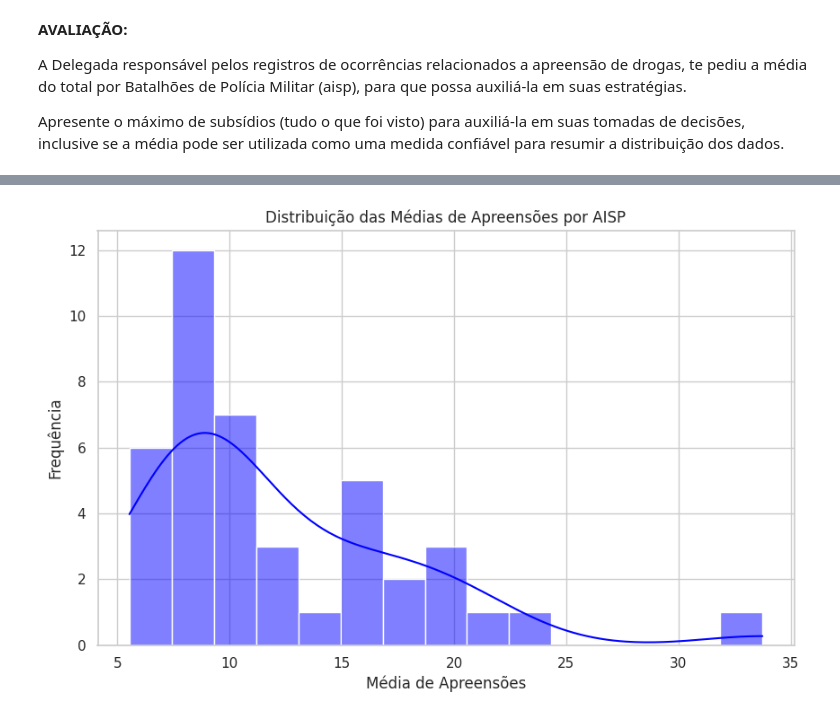
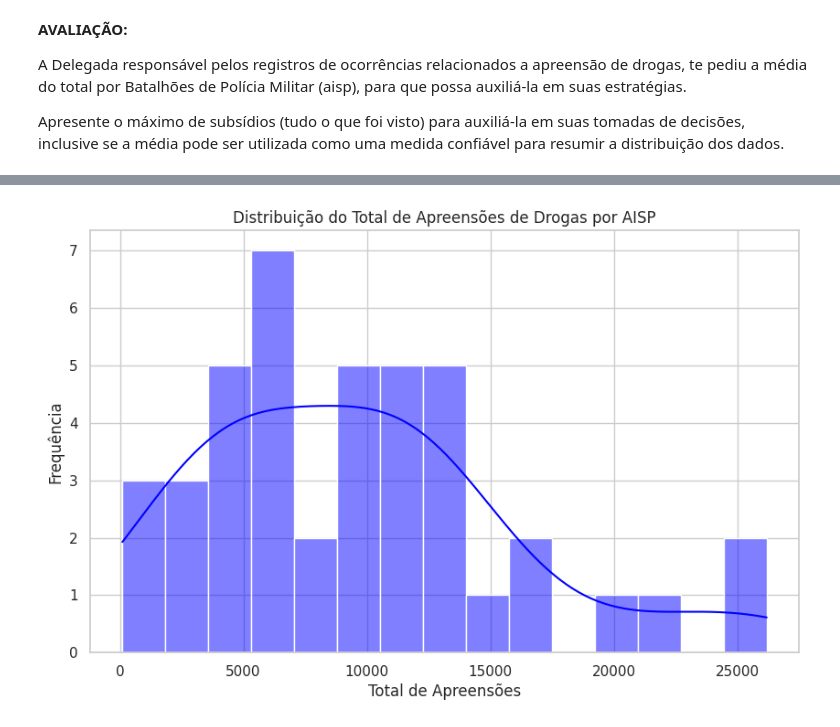
Before and after one commit to samuelbahia/Report, a Jupyter notebook: IBMEC_PENSA_COMP_2024_2_Samuel_Bahia.ipynb, the cells around one changed output, grey strips where cells are left out. Drawn from its saved outputs; the diff is of its cells as text; code cells hidden in the pictures.

```diff
--- a/IBMEC_PENSA_COMP_2024_2_Samuel_Bahia.ipynb
+++ b/IBMEC_PENSA_COMP_2024_2_Samuel_Bahia.ipynb
@@ -7,103 +7,111 @@ A Delegada responsável pelos registros de ocorrências relacionados a apreensã
 
 Apresente o máximo de subsídios (tudo o que foi visto) para auxiliá-la em suas tomadas de decisões, inclusive se a média pode ser utilizada como uma medida confiável para resumir a distribuição dos dados.
 # %%
-# Importando as bibliotecas necessárias
+# Importando bibliotecas necessárias
 import pandas as pd
 import numpy as np
 import matplotlib.pyplot as plt
 import seaborn as sns
 from scipy.stats import iqr
 
-# Configurando visualizações do Seaborn
+# Configurando estilo dos gráficos
 sns.set(style="whitegrid")
 
 # URL do arquivo CSV
 url = "https://www.ispdados.rj.gov.br/Arquivos/BaseDPEvolucaoMensalCisp.csv"
 
 # Lendo o arquivo CSV diretamente da URL
-data = pd.read_csv(url, sep=';', encoding='latin1')
+data = pd.read_csv(url, sep=";", encoding="latin1")
 
-# Exibindo as colunas disponíveis no CSV
+# Exibindo as colunas presentes para identificar a coluna de interesse
 print("Colunas presentes no arquivo CSV:")
 print(data.columns)
 
-# Verificando dados para confirmar a coluna de interesse
+# Confirmando os dados disponíveis
+print("\nPrimeiras linhas do dataset:")
 print(data.head())
 
-# A coluna identificada para apreensão de drogas (exemplo)
-coluna_drogas = "apreensao_drogas"  # Substituir pelo nome correto da coluna identificado no CSV
+# A coluna identificada para apreensão de drogas é "apreensao_drogas" (ajustar caso necessário)
+coluna_drogas = "apreensao_drogas"  # Ajuste o nome da coluna caso necessário
+coluna_aisp = "aisp"                # Coluna que identifica os batalhões (AISPs)
+
+# Verificando se as colunas existem no dataset
+if coluna_drogas not in data.columns or coluna_aisp not in data.columns:
+    raise ValueError("As colunas de interesse ('aisp' e 'apreensao_drogas') não estão presentes no dataset.")
 
 # Filtrando os dados necessários
-data_filtrada = data[['aisp', coluna_drogas]].dropna()
+data_filtrada = data[[coluna_aisp, coluna_drogas]].dropna()
 
-# Convertendo a coluna de apreensões para formato numérico (se necessário)
+# Convertendo a coluna de apreensões para valores numéricos
 data_filtrada[coluna_drogas] = pd.to_numeric(data_filtrada[coluna_drogas], errors='coerce')
 
-# Agrupando os dados por AISP e calculando a média
-media_por_aisp = data_filtrada.groupby('aisp')[coluna_drogas].mean().reset_index()
+# Agrupando os dados por AISP (BPMs) e calculando a média
+media_por_aisp = data_filtrada.groupby(coluna_aisp)[coluna_drogas].sum().reset_index()
 
 # Renomeando as colunas para facilitar a leitura
-media_por_aisp.columns = ['AISP', 'Média_Apreensões']
+media_por_aisp.columns = ['AISP', 'Total_Apreensões']
 
 # Exibindo as médias por AISP
+print("\nTotal de apreensões de drogas por AISP:")
 print(media_por_aisp)
 
 # Estatísticas gerais
-media = media_por_aisp['Média_Apreensões'].mean()
-mediana = media_por_aisp['Média_Apreensões'].median()
-desvio_padrao = media_por_aisp['Média_Apreensões'].std()
+media = media_por_aisp['Total_Apreensões'].mean()
+mediana = media_por_aisp['Total_Apreensões'].median()
+desvio_padrao = media_por_aisp['Total_Apreensões'].std()
 coeficiente_variacao = desvio_padrao / media if media != 0 else float('inf')
-iqr_value = iqr(media_por_aisp['Média_Apreensões'])
+iqr_value = iqr(media_por_aisp['Total_Apreensões'])
 
 # Identificando outliers com base no IQR
-q1 = media_por_aisp['Média_Apreensões'].quantile(0.25)
-q3 = media_por_aisp['Média_Apreensões'].quantile(0.75)
+q1 = media_por_aisp['Total_Apreensões'].quantile(0.25)
+q3 = media_por_aisp['Total_Apreensões'].quantile(0.75)
 limite_inferior = q1 - 1.5 * iqr_value
 limite_superior = q3 + 1.5 * iqr_value
-outliers = media_por_aisp[(media_por_aisp['Média_Apreensões'] < limite_inferior) |
-                          (media_por_aisp['Média_Apreensões'] > limite_superior)]
+outliers = media_por_aisp[(media_por_aisp['Total_Apreensões'] < limite_inferior) |
+                          (media_por_aisp['Total_Apreensões'] > limite_superior)]
 
 # Avaliando confiabilidade da média
-is_skewed = abs(media - mediana) > (0.1 * media)
-is_mean_reliable = not is_skewed and coeficiente_variacao < 0.5
+is_skewed = abs(media - mediana) > (0.1 * media)  # Diferença significativa entre média e mediana
+is_mean_reliable = not is_skewed and coeficiente_variacao < 0.5  # Coeficiente de variação abaixo de 0.5
 
-# Resumo das análises
-print(f"Média das apreensões por AISP: {media:.2f}")
+# Exibindo as análises
+print("\nAnálise Estatística:")
+print(f"Média total de apreensões por AISP: {media:.2f}")
 print(f"Mediana das apreensões por AISP: {mediana:.2f}")
 print(f"Desvio padrão: {desvio_padrao:.2f}")
 print(f"Coeficiente de variação: {coeficiente_variacao:.2f}")
-print(f"IQR: {iqr_value:.2f}")
+print(f"IQR (Intervalo Interquartil): {iqr_value:.2f}")
 print(f"Outliers identificados: {len(outliers)}")
 print(f"A média é confiável? {'Sim' if is_mean_reliable else 'Não'}")
 
 # Histograma das médias por AISP
 plt.figure(figsize=(10, 6))
-sns.histplot(media_por_aisp['Média_Apreensões'], bins=15, kde=True, color='blue')
-plt.title("Distribuição das Médias de Apreensões por AISP")
-plt.xlabel("Média de Apreensões")
+sns.histplot(media_por_aisp['Total_Apreensões'], bins=15, kde=True, color='blue')
+plt.title("Distribuição do Total de Apreensões de Drogas por AISP")
+plt.xlabel("Total de Apreensões")
 plt.ylabel("Frequência")
 plt.show()
 
 # Boxplot para identificar outliers
 plt.figure(figsize=(10, 6))
-sns.boxplot(x=media_por_aisp['Média_Apreensões'], color='orange')
-plt.title("Boxplot das Médias de Apreensões por AISP")
-plt.xlabel("Média de Apreensões")
+sns.boxplot(x=media_por_aisp['Total_Apreensões'], color='orange')
+plt.title("Boxplot do Total de Apreensões de Drogas por AISP")
+plt.xlabel("Total de Apreensões")
 plt.show()
 
 # Scatterplot para destacar os outliers
 plt.figure(figsize=(10, 6))
-sns.scatterplot(data=media_por_aisp, x='AISP', y='Média_Apreensões', color='green')
-plt.title("Média de Apreensões por AISP")
+sns.scatterplot(data=media_por_aisp, x='AISP', y='Total_Apreensões', color='green')
+plt.title("Total de Apreensões de Drogas por AISP")
 plt.xlabel("AISP")
-plt.ylabel("Média de Apreensões")
+plt.ylabel("Total de Apreensões")
 plt.show()
 
 # Resumo textual
 if is_mean_reliable:
-    print("A média das apreensões de drogas por AISP é uma medida confiável, pois a distribuição dos dados é simétrica e a variabilidade é baixa.")
+    print("\nA média do total de apreensões de drogas por AISP é uma medida confiável, pois a distribuição dos dados é simétrica e a variabilidade é baixa.")
 else:
-    print("A média das apreensões de drogas por AISP pode não ser confiável devido à alta variabilidade ou assimetria na distribuição. Considere usar a mediana como uma medida alternativa.")
+    print("\nA média do total de apreensões de drogas por AISP pode não ser confiável devido à alta variabilidade ou assimetria na distribuição. Considere usar a mediana como uma medida alternativa.")
 
 # Outliers destacados
 print("\nOutliers identificados:")
@@ -128,2 +136,2 @@ Outliers identificados: 1
 A média é confiável? Não
-[figure, old version]
+[figure, new version]
```
Also changed, not shown: parts of 1 cell of this notebook.
